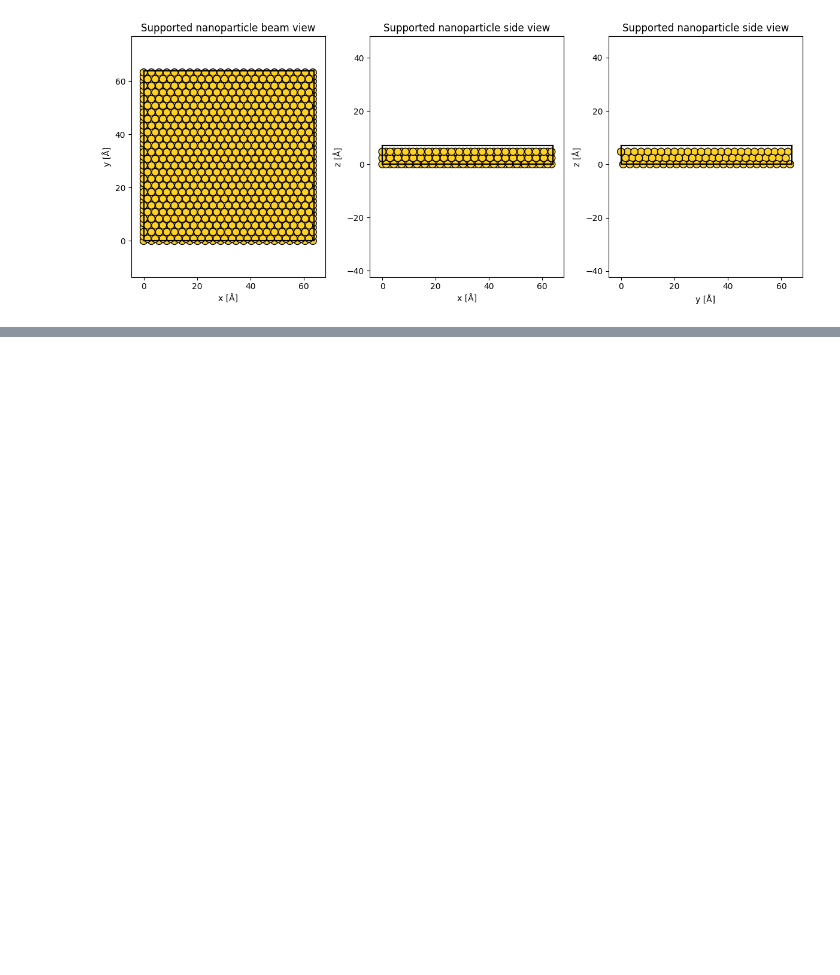
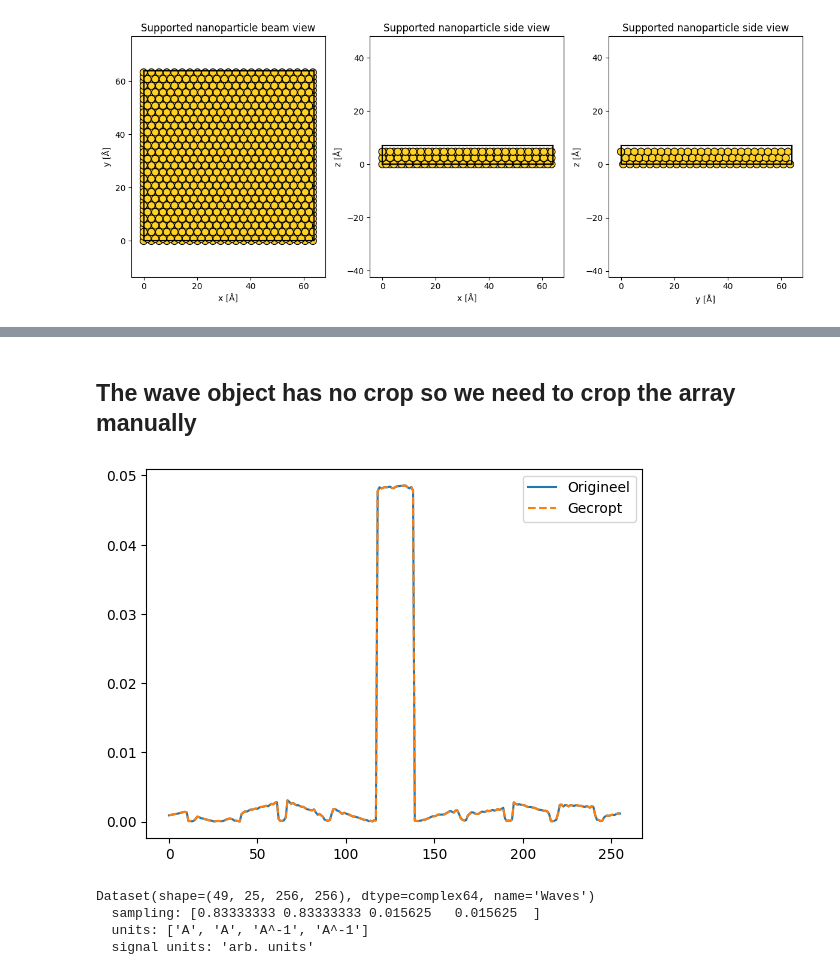
Before and after one commit to curiousbeams/willem-playground, a Jupyter notebook: notebooks/simulation_notebook/crystalline_sample.ipynb, the cells around one changed output, grey strips where cells are left out. Cells and saved outputs as stored; diff of their text form; code cells hidden in the pictures; blank space fills up the shorter version.

```diff
--- a/notebooks/simulation_notebook/crystalline_sample.ipynb
+++ b/notebooks/simulation_notebook/crystalline_sample.ipynb
@@ -138,2 +178,47 @@ Dataset(shape=(49, 25, 256, 256), dtype=float32, name='DiffractionPatterns')
 # %%
 dataset_noisy.save(f"/home/wdekleijne/git-repos/willem-playground/data/crystalline_{semiangle_cutoff}mrad_{energy/1000:.1e}kev_{dose:.0e}-dose_gpts_{gpt_x}_{gpt_y}_3_layer_256x256.zip",mode='o')
+# %% [markdown]
+## The wave object has no crop so we need to crop the array manually
+# %%
+import abtem
+import numpy as np
+
+def crop_waves_object(waves_obj, new_gpts=(256, 256)):
+    # 1. Bereken de indices (gaat uit van vierkante gpts als het een getal is)
+    old_gpts = waves_obj.gpts
+    start_y = (old_gpts[0] - new_gpts[0]) // 2
+    start_x = (old_gpts[1] - new_gpts[1]) // 2
+
+    # 2. Snij de array bij (behoudt de eerste scan-dimensies met ...)
+    cropped_array = waves_obj.array[..., start_y:start_y+new_gpts[0], start_x:start_x+new_gpts[1]]
+
+    # 3. Bereken de nieuwe 'extent'
+    new_extent = (new_gpts[0] * waves_obj.sampling[0],
+                  new_gpts[1] * waves_obj.sampling[1])
+
+    # 4. Maak een nieuw Waves object met ENSEMBLE metadata
+    # De ensemble_axes_metadata bevat de informatie over je grid_scan (x, y posities)
+    new_waves = abtem.Waves(
+        array=cropped_array,
+        sampling=waves_obj.sampling,
+        energy=waves_obj.energy,
+        extent=new_extent,
+        ensemble_axes_metadata=waves_obj.ensemble_axes_metadata # DIT IS DE FIX
+    )
+    return new_waves, start_y, start_x
+
+# Gebruik de functie
+waves_cropped_obj, offset_y, offset_x = crop_waves_object(waves_measurement, (256, 256))
+
+# --- Verificatie Plot ---
+import matplotlib.pyplot as plt
+
+# We vergelijken het midden van de crop (index 128)
+# met de corresponderende pixel in het origineel (128 + offset)
+idx = 128
+plt.plot(np.abs(waves_measurement.array[0, 0, offset_y + idx, offset_x:offset_x+256]), label='Origineel')
+plt.plot(np.abs(waves_cropped_obj.array[0, 0, idx, :]), label='Gecropt', linestyle='--')
+plt.legend()
+plt.show()
+# %% [output]
+[figure, added]
@@ -139,0 +227,9 @@ dataset_noisy.save(f"/home/wdekleijne/git-repos/willem-playground/data/crystalli
+# %%
+# print(dataset_noisy.extent)
+waves_cropped_obj.units[-2:]= dataset_noisy.units[-2:]
+waves_cropped_obj
+# %% [output]
+Dataset(shape=(49, 25, 256, 256), dtype=complex64, name='Waves')
+  sampling: [0.83333333 0.83333333 0.015625   0.015625  ]
+  units: ['A', 'A', 'A^-1', 'A^-1']
+  signal units: 'arb. units'
```
Also changed, not shown: parts of 13 cells of this notebook.
